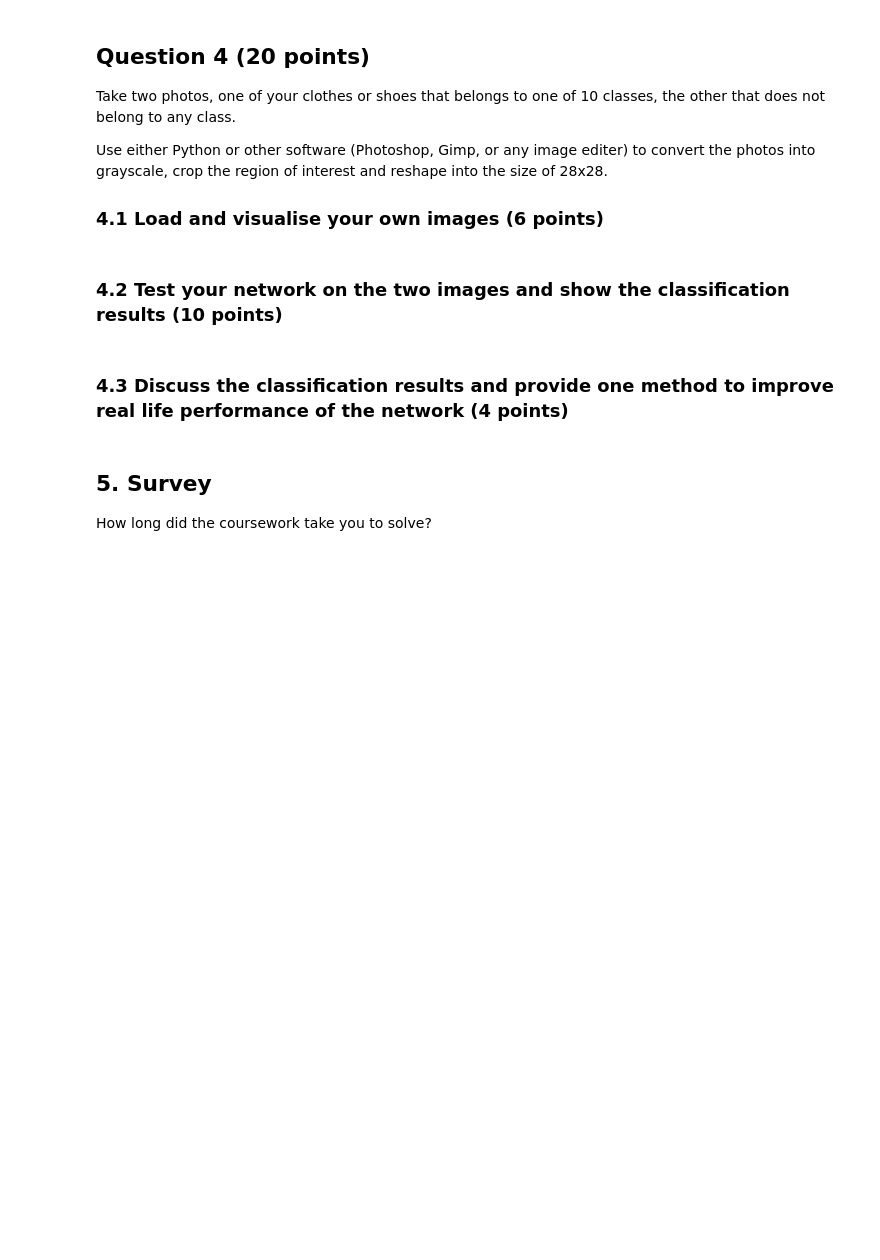
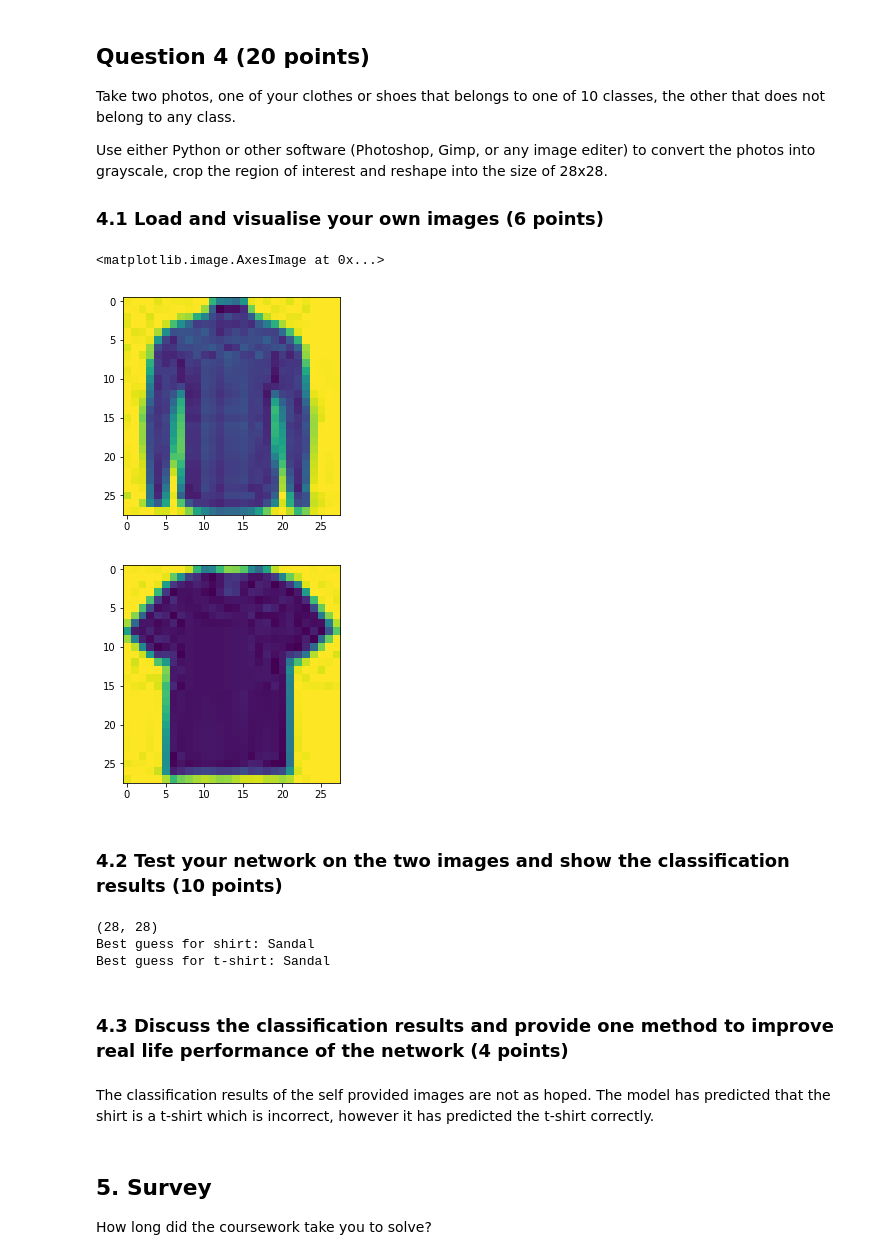
Before and after one commit to KaneKnight/ComputerVision2018-19, a Jupyter notebook: coursework_2/coursework_2.ipynb, the cells around one changed output. Saved outputs shown, nothing was run; the diff lists cells and outputs as text; code cells hidden in the pictures; blank space fills up the shorter version.

```diff
--- a/coursework_2/coursework_2.ipynb
+++ b/coursework_2/coursework_2.ipynb
@@ -335,10 +338,50 @@ Take two photos, one of your clothes or shoes that belongs to one of 10 classes,
 Use either Python or other software (Photoshop, Gimp, or any image editer) to convert the photos into grayscale, crop the region of interest and reshape into the size of 28x28.
 
 ### 4.1 Load and visualise your own images (6 points)
+# %%
+def getImageData(path):
+    image = Image.open(path).convert('LA')
+    data_rgb = np.array(image)
+    length, _, _ = data_rgb.shape
+    data = np.zeros((length, length))
+    for row in range(length):
+        for column in range(length):
+            data[row][column] = data_rgb[row][column][0]
+    return data
+
+shirt = getImageData("shirt_small.jpg")
+t_shirt = getImageData("t_shirt_small.jpg")
+plt.figure()
+plt.imshow(shirt)
+plt.figure()
+plt.imshow(t_shirt)
+# %% [output]
+<matplotlib.image.AxesImage at 0x...>
+[figure, added]
+[figure, added]
 # %% [markdown]
 ### 4.2 Test your network on the two images and show the classification results (10 points)
+# %%
+def vectorise(data):
+    return np.reshape(data, (1,784), order='C')
+print(shirt.shape)
+shirt_x = vectorise(shirt)
+t_shirt_x = vectorise(t_shirt)
+
+pre_shirt = model.predict(x=shirt_x)
+guess_shirt = classes[np.argmax(pre_shirt)]
+pre_t_shirt = model.predict(x=t_shirt_x)
+guess_t_shirt = classes[np.argmax(pre_t_shirt)]
+print("Best guess for shirt: %s" % guess_shirt)
+print("Best guess for t-shirt: %s" % guess_t_shirt)
+# %% [output]
+(28, 28)
+Best guess for shirt: Sandal
+Best guess for t-shirt: Sandal
 # %% [markdown]
 ### 4.3 Discuss the classification results and provide one method to improve real life performance of the network (4 points)
+# %% [markdown]
+The classification results of the self provided images are not as hoped. The model has predicted that the shirt is a t-shirt which is incorrect, however it has predicted the t-shirt correctly.
 # %% [markdown]
 ## 5. Survey
 How long did the coursework take you to solve?
```
Also changed, not shown: parts of 5 cells of this notebook, 2 other files.
